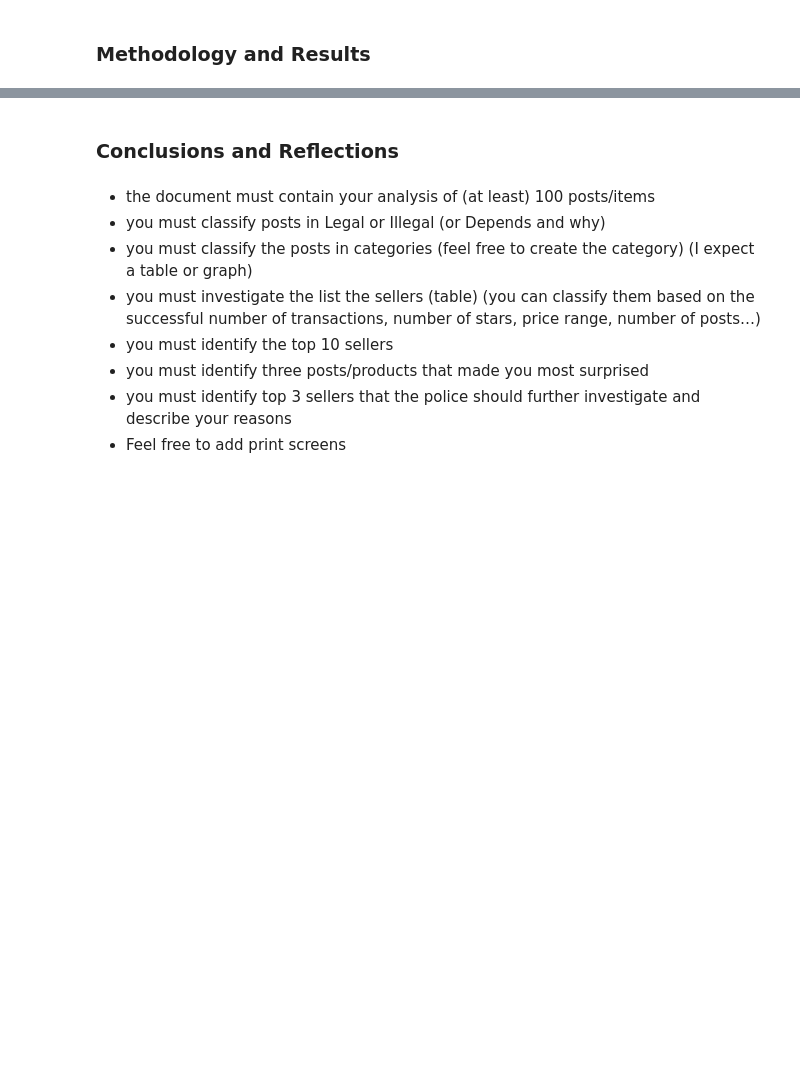
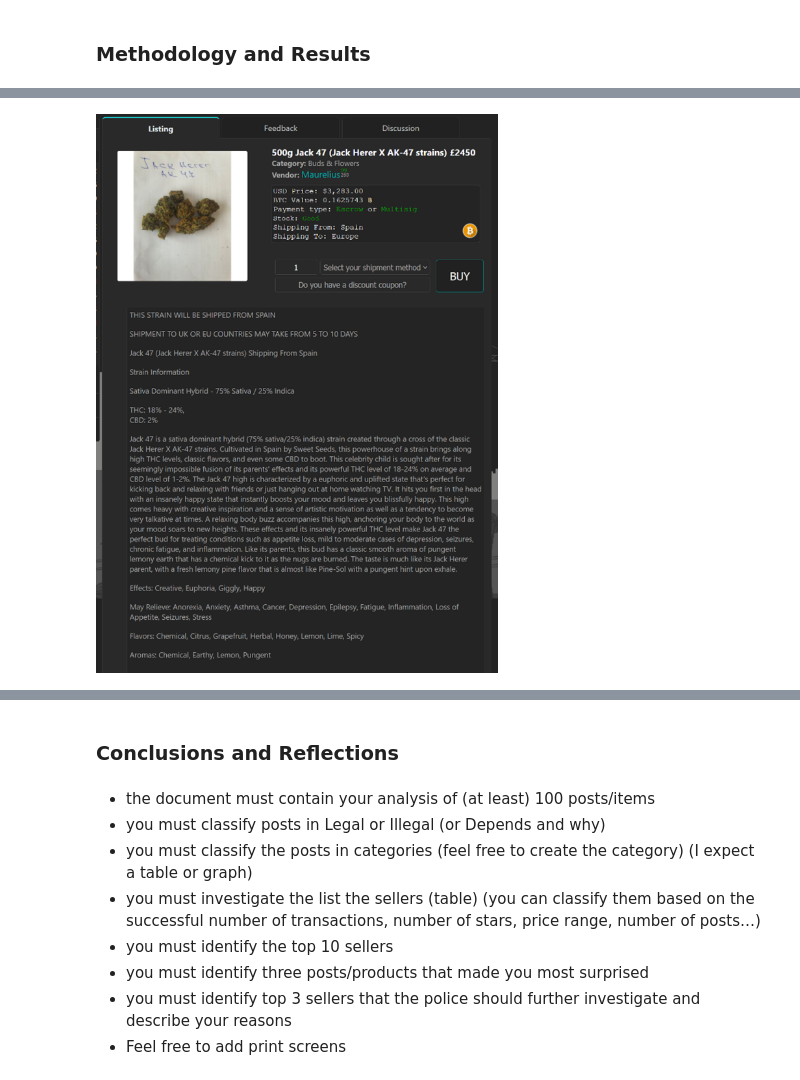
Before and after one commit to nagham-mekky/ForensicsAssignment1, a Jupyter notebook: Assignment1.ipynb, the cells around one changed output, grey strips where cells are left out. Drawn from its saved outputs; the diff is of its cells as text; code cells hidden in the pictures; blank space fills up the shorter version.

```diff
--- a/Assignment1.ipynb
+++ b/Assignment1.ipynb
@@ -4,0 +19,4 @@
+# %%
+Image(filename='AK47Strain.png', width = 500, height = 600)
+# %% [output]
+[figure, added]
```
Also changed, not shown: parts of 6 cells of this notebook, 6 other files.
